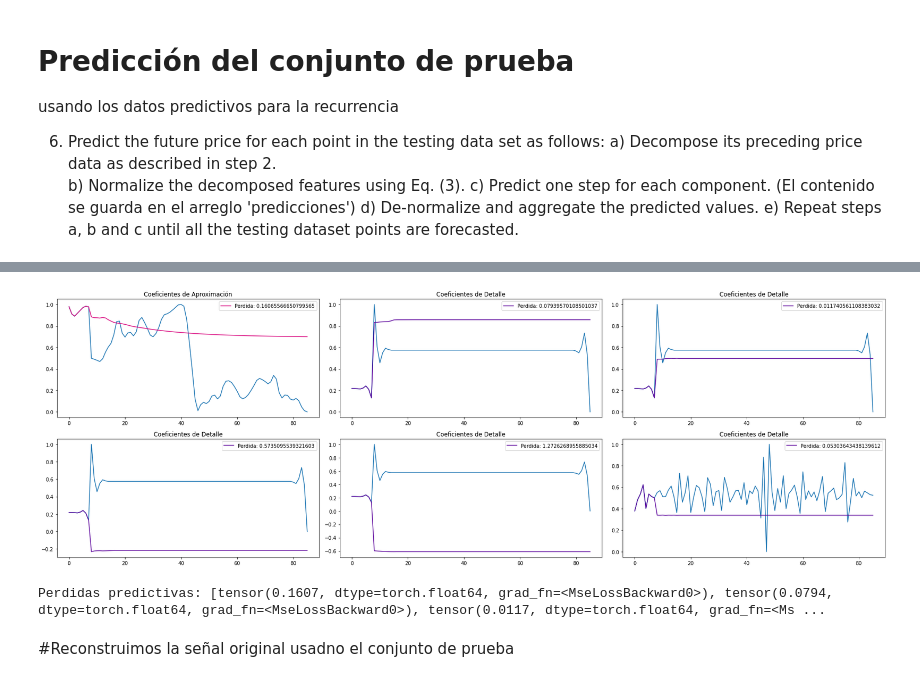
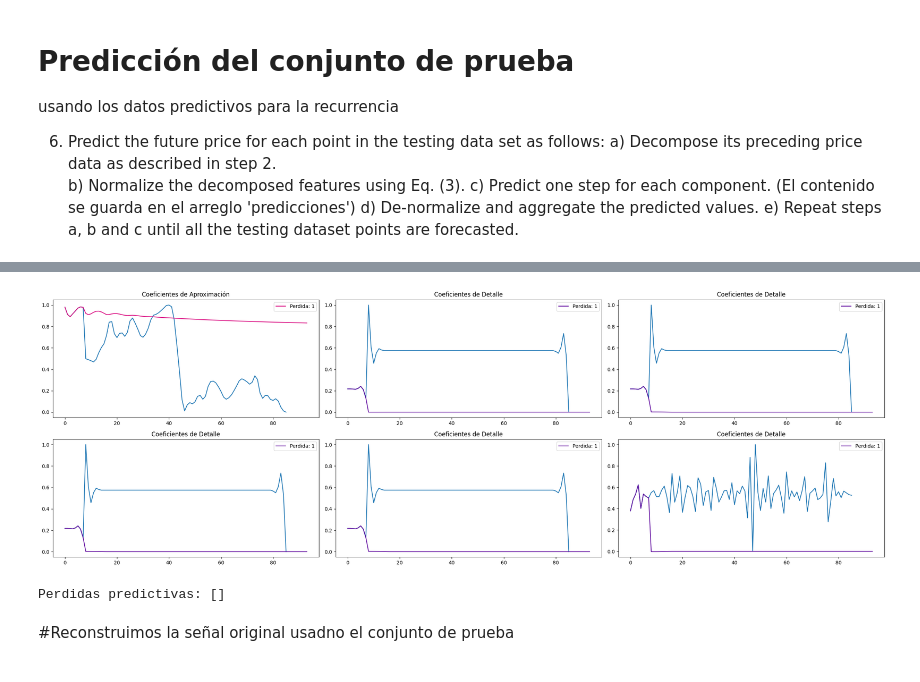
Before and after one commit to MiguelAngelLiera/Stock_Exchange_NN_PP, a Jupyter notebook: DWT_LSTM.ipynb, the cells around one changed output, grey strips where cells are left out. Cells and saved outputs as stored; diff of their text form; code cells hidden in the pictures.

```diff
--- a/DWT_LSTM.ipynb
+++ b/DWT_LSTM.ipynb
@@ -69,7 +69,7 @@ index = 1
 
 for _ in [cA, cD]:
     plt.subplot(1, 2, index)
-    plt.plot(range(len(_)), _, color='#1363DF' if aprox_coef else '#256D85')
+    plt.plot( _, color='#1363DF' if aprox_coef else '#256D85')
     plt.title('Coeficientes de Aproximación' if aprox_coef else 'Coeficientes de Detalle')
     aprox_coef = False
     index = index + 1
@@ -369,11 +404,13 @@ aprox_coef = True
 index = 1
 
 for _ in range(len(components_p_n)):
-    prediccion = utls.genera_prediccion_1(prueba_8_1[_],networks[_],8)
-    perdidas.append(criterion(prediccion, torch.tensor(components_p_n[_])))
+    #prediccion = utls.genera_prediccion_1(prueba_8_1[_],networks[_],8)
+    prediccion = networks[_].predict(X_prueba_n[_])
+    prediccion = np.reshape(prediccion, (prediccion.shape[0]))
+    #perdidas.append(criterion(prediccion, torch.tensor(components_p_n[_])))
     plt.subplot(2, 3, index)
-    plt.plot(range(len(components_p_n[_])), components_p_n[_]) #color='#DA0C81' if aprox_coef else '#610C9F')
-    plt.plot(range(len(components_p_n[_])), prediccion.detach().numpy(), label = f"Perdida: {float(perdidas[_])}" ,color='#DA0C81')#label=f"Datos de Analisis: {DATOS}",
+    plt.plot(components_p_n[_]) #color='#DA0C81' if aprox_coef else '#610C9F')
+    plt.plot(prediccion, label = f"Perdida: {1}" ,color='#DA0C81')#label=f"Datos de Analisis: {DATOS}",#float(perdidas[_])
 
     plt.title('Coeficientes de Aproximación' if aprox_coef else 'Coeficientes de Detalle')
     aprox_coef = False
@@ -475,17 +532,23 @@ points are forecasted.
 # %%
 perdidas_predictivas = []
 plt.figure(figsize=(24, 8))
+
+
 
 aprox_coef = True
 index = 1
 predicciones = []
 
 for _ in range(len(components_e_n)):
-    predicciones.append(utls.genera_prediccion_predictiva(entrenamiento_8_1[_][0][:8],8,len(entrenamiento_8_1[_]),networks[_]))
-    perdidas_predictivas.append(criterion(predicciones[_], torch.tensor(components_e_n[_])))
+    #predicciones.append(utls.genera_prediccion_predictiva(entrenamiento_8_1[_][0][:8],8,len(entrenamiento_8_1[_]),networks[_]))
+
+    red_ap_X_entrenamiento_n = components_e_n[_][:8]
+    red_ap_precios_predichos_n = utls.genera_prediccion_predictiva(red_ap_X_entrenamiento_n,8,182,networks[_])
+
+    #perdidas_predictivas.append(criterion(predicciones[_], torch.tensor(components_e_n[_])))
     plt.subplot(2, 3, index)
-    plt.plot(range(len(components_e_n[_])), components_e_n[_])
-    plt.plot(range(len(components_e_n[_])), predicciones[_].detach().numpy(),  label = f"Perdida: {float(perdidas_predictivas[_])}", color='#DA0C81' if aprox_coef else '#610C9F')
+    plt.plot(components_e_n[_])
+    plt.plot(red_ap_precios_predichos_n,  label = f"Perdida: {1}", color='#DA0C81' if aprox_coef else '#610C9F')#float(perdidas_predictivas[_])
     plt.title('Coeficientes de Aproximación' if aprox_coef else 'Coeficientes de Detalle')
     aprox_coef = False
     plt.legend()
@@ -507,11 +587,20 @@ index = 1
 predicciones = []
 
 for _ in range(len(components_p_n)):
-    predicciones.append(utls.genera_prediccion_predictiva(prueba_8_1[_][0][:8],8,len(prueba_8_1[_]),networks[_]))
-    perdidas_predictivas.append(criterion(predicciones[_], torch.tensor(components_p_n[_])))
+    #predicciones.append(utls.genera_prediccion_predictiva(prueba_8_1[_][0][:8],8,len(prueba_8_1[_]),networks[_]))
+
+    red_ap_X_prueba_n = components_p_n[_][:8]
+    red_ap_precios_predichos_n = utls.genera_prediccion_predictiva(red_ap_X_prueba_n,8,len(components_p_n[_]),networks[_])
+
+    #perdidas_predictivas.append(criterion(predicciones[_], torch.tensor(components_e_n[_])))
     plt.subplot(2, 3, index)
     plt.plot(components_p_n[_])
-    plt.plot(predicciones[_].detach().numpy(),  label = f"Perdida: {float(perdidas_predictivas[_])}", color='#DA0C81' if aprox_coef else '#610C9F')
+    plt.plot(red_ap_precios_predichos_n,  label = f"Perdida: {1}", color='#DA0C81' if aprox_coef else '#610C9F')#float(perdidas_predictivas[_])
+
+    # perdidas_predictivas.append(criterion(predicciones[_], torch.tensor(components_p_n[_])))
+    # plt.subplot(2, 3, index)
+    # plt.plot(components_p_n[_])
+    # plt.plot(predicciones[_].detach().numpy(),  label = f"Perdida: {float(perdidas_predictivas[_])}", color='#DA0C81' if aprox_coef else '#610C9F')
     plt.title('Coeficientes de Aproximación' if aprox_coef else 'Coeficientes de Detalle')
     aprox_coef = False
     plt.legend()
@@ -525,5 +631,5 @@ print("Perdidas predictivas: " + str(perdidas_predictivas))
-[figure, old version]
+[figure, new version]
-Perdidas predictivas: [tensor(0.1607, dtype=torch.float64, grad_fn=<MseLossBackward0>), tensor(0.0794, dtype=torch.float64, grad_fn=<MseLossBackward0>), tensor(0.0117, dtype=torch.float64, grad_fn=<Ms ...
+Perdidas predictivas: []
 # %% [markdown]
 #Reconstruimos la señal original usadno el conjunto de prueba
 # %%
```
Also changed, not shown: parts of 13 cells of this notebook, 4 other files.
